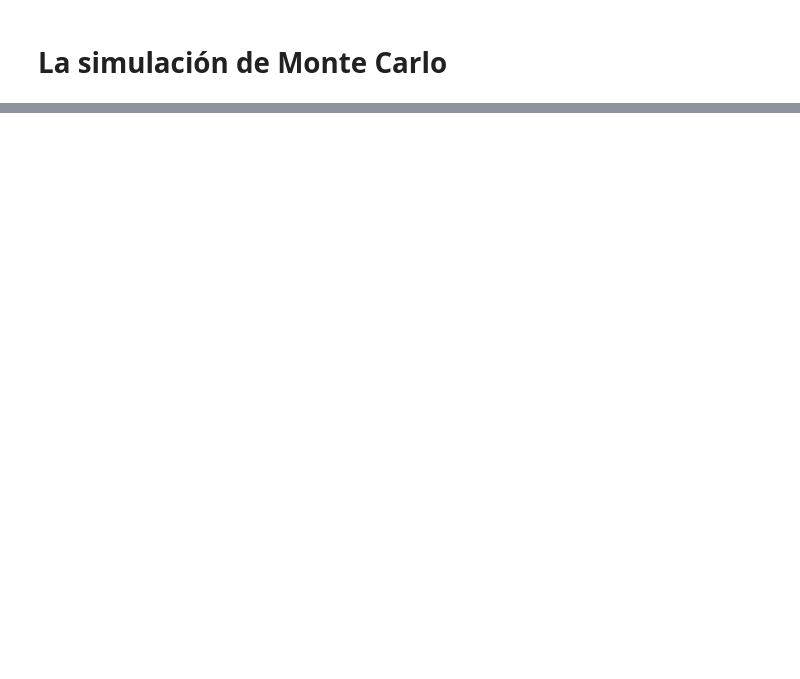
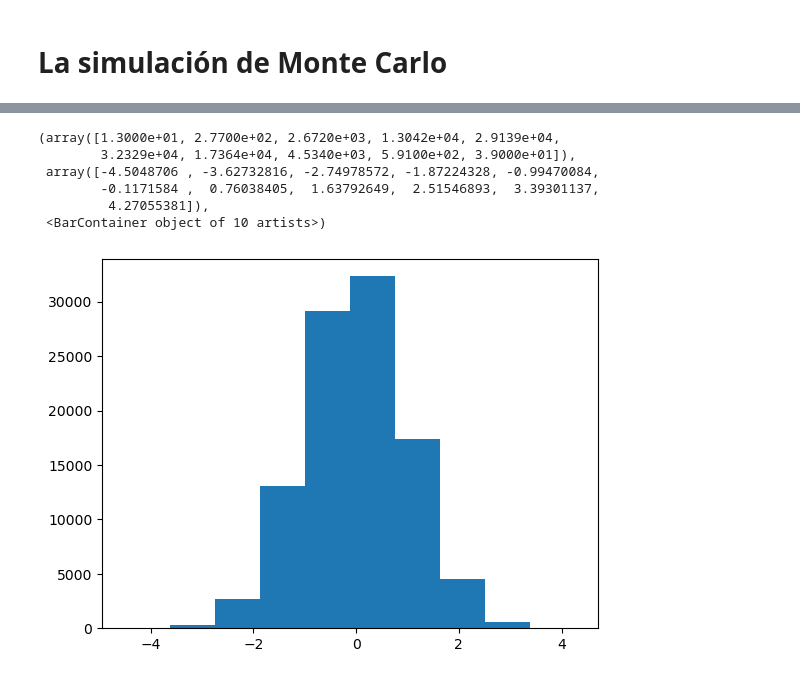
Before and after one commit to FranFer03/machine_learning, a Jupyter notebook: Data Wrangling/Distribuciones.ipynb, the cells around one changed output, grey strips where cells are left out. Drawn from its saved outputs; the diff is of its cells as text; code cells hidden in the pictures; blank space fills up the shorter version.

```diff
--- a/Data Wrangling/Distribuciones.ipynb
+++ b/Data Wrangling/Distribuciones.ipynb
@@ -85,0 +89,9 @@ pi_montecarlo(1000, 200)
+# %%
+n = 100000
+data = pd.DataFrame(
+    {
+        'A':np.random.randn(n),
+        'B':1.5 + 2.5 * np.random.randn(n),
+        'C':np.random.uniform(5,32,n)
+    }
+)
@@ -85,0 +110,10 @@ pi_montecarlo(1000, 200)
+# %%
+plt.hist(data['A'])
+# %% [output]
+(array([1.3000e+01, 2.7700e+02, 2.6720e+03, 1.3042e+04, 2.9139e+04,
+        3.2329e+04, 1.7364e+04, 4.5340e+03, 5.9100e+02, 3.9000e+01]),
+ array([-4.5048706 , -3.62732816, -2.74978572, -1.87224328, -0.99470084,
+        -0.1171584 ,  0.76038405,  1.63792649,  2.51546893,  3.39301137,
+         4.27055381]),
+ <BarContainer object of 10 artists>)
+[figure, added]
```
Also changed, not shown: parts of 16 cells of this notebook, 2 other files.
